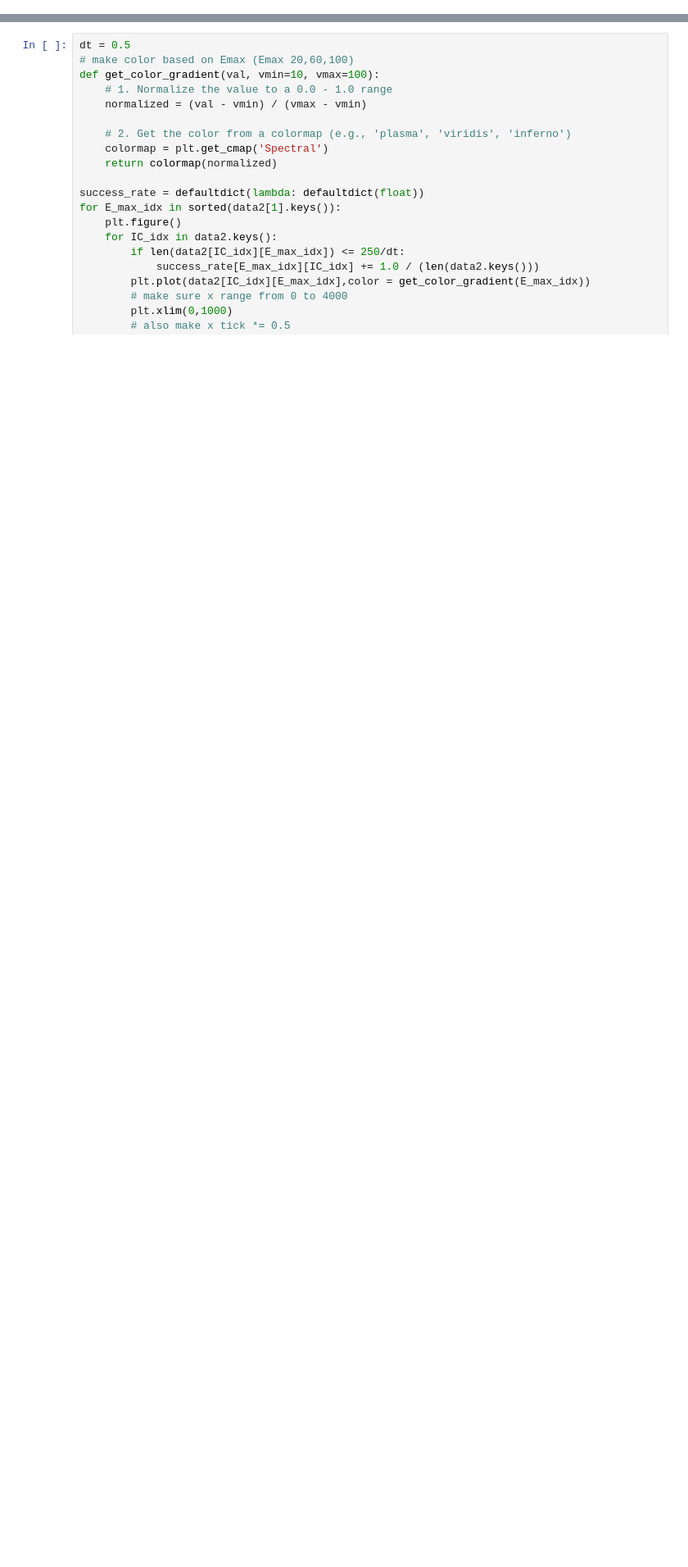
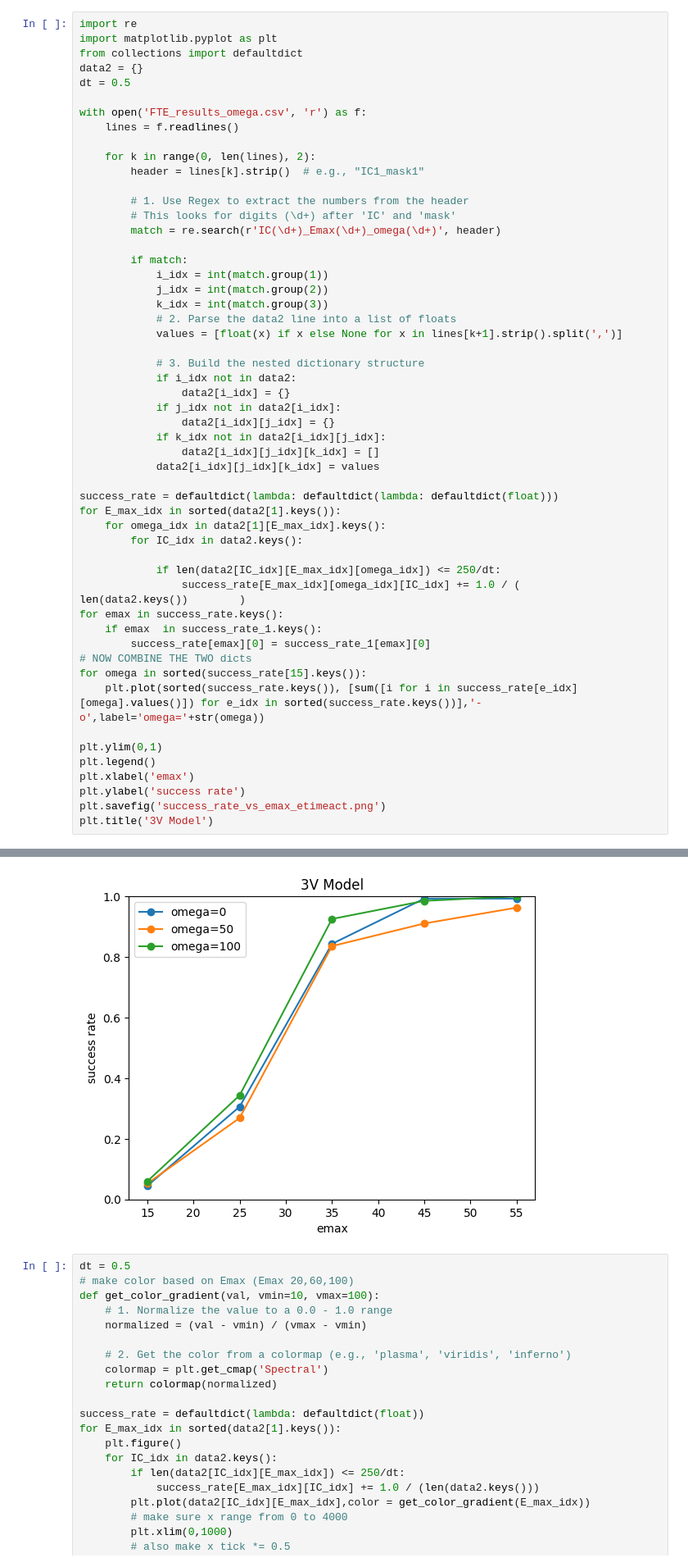
Before and after one commit to William-XiaodongAn/defibrillation, a Jupyter notebook: defrib_3V/FTE_test_analysis_omega.ipynb, the cells around one changed output, grey strips where cells are left out. Shown at 82% size. Drawn from its saved outputs; the diff is of its cells as text; blank space fills up the shorter version.

```diff
--- a/defrib_3V/FTE_test_analysis_omega.ipynb
+++ b/defrib_3V/FTE_test_analysis_omega.ipynb
@@ -46,0 +37,54 @@ Text(0.5, 1.0, '3V Model')
+# %%
+import re
+import matplotlib.pyplot as plt
+from collections import defaultdict
+data2 = {}
+dt = 0.5
+
+with open('FTE_results_omega.csv', 'r') as f:
+    lines = f.readlines()
+
+    for k in range(0, len(lines), 2):
+        header = lines[k].strip()  # e.g., "IC1_mask1"
+
+        # 1. Use Regex to extract the numbers from the header
+        # This looks for digits (\d+) after 'IC' and 'mask'
+        match = re.search(r'IC(\d+)_Emax(\d+)_omega(\d+)', header)
+
+        if match:
+            i_idx = int(match.group(1))
+            j_idx = int(match.group(2))
+            k_idx = int(match.group(3))
+            # 2. Parse the data2 line into a list of floats
+            values = [float(x) if x else None for x in lines[k+1].strip().split(',')]
+
+            # 3. Build the nested dictionary structure
+            if i_idx not in data2:
+                data2[i_idx] = {}
+            if j_idx not in data2[i_idx]:
+                data2[i_idx][j_idx] = {}
+            if k_idx not in data2[i_idx][j_idx]:
+                data2[i_idx][j_idx][k_idx] = []
+            data2[i_idx][j_idx][k_idx] = values
+
+success_rate = defaultdict(lambda: defaultdict(lambda: defaultdict(float)))
+for E_max_idx in sorted(data2[1].keys()):
+    for omega_idx in data2[1][E_max_idx].keys():
+        for IC_idx in data2.keys():
+
+            if len(data2[IC_idx][E_max_idx][omega_idx]) <= 250/dt:
+                success_rate[E_max_idx][omega_idx][IC_idx] += 1.0 / (      len(data2.keys())        )
+for emax in success_rate.keys():
+    if emax  in success_rate_1.keys():
+        success_rate[emax][0] = success_rate_1[emax][0]
+# NOW COMBINE THE TWO dicts
+for omega in sorted(success_rate[15].keys()):
+    plt.plot(sorted(success_rate.keys()), [sum([i for i in success_rate[e_idx][omega].values()]) for e_idx in sorted(success_rate.keys())],'-o',label='omega='+str(omega))
+
+plt.ylim(0,1)
+plt.legend()
+plt.xlabel('emax')
+plt.ylabel('success rate')
+plt.savefig('success_rate_vs_emax_etimeact.png')
+plt.title('3V Model')
+# %% [output]
@@ -47,3 +92,4 @@ Text(0.5, 1.0, '3V Model')
+[figure, added]
 # %%
 dt = 0.5
 # make color based on Emax (Emax 20,60,100)
```
Also changed, not shown: parts of 3 cells of this notebook, 4 other files.
